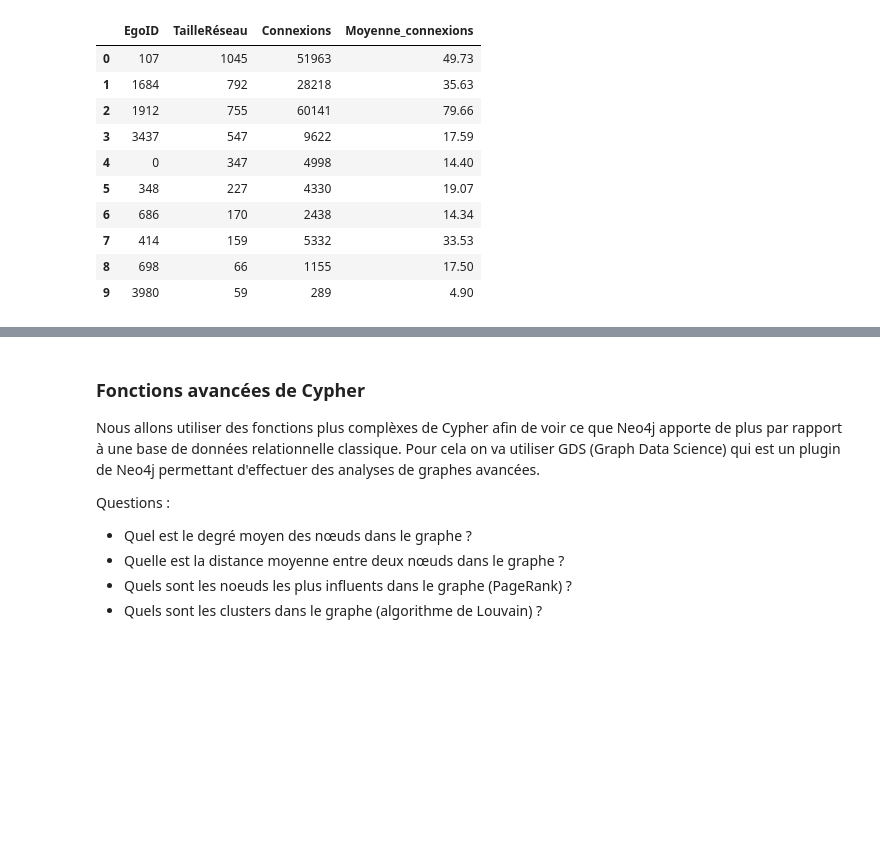
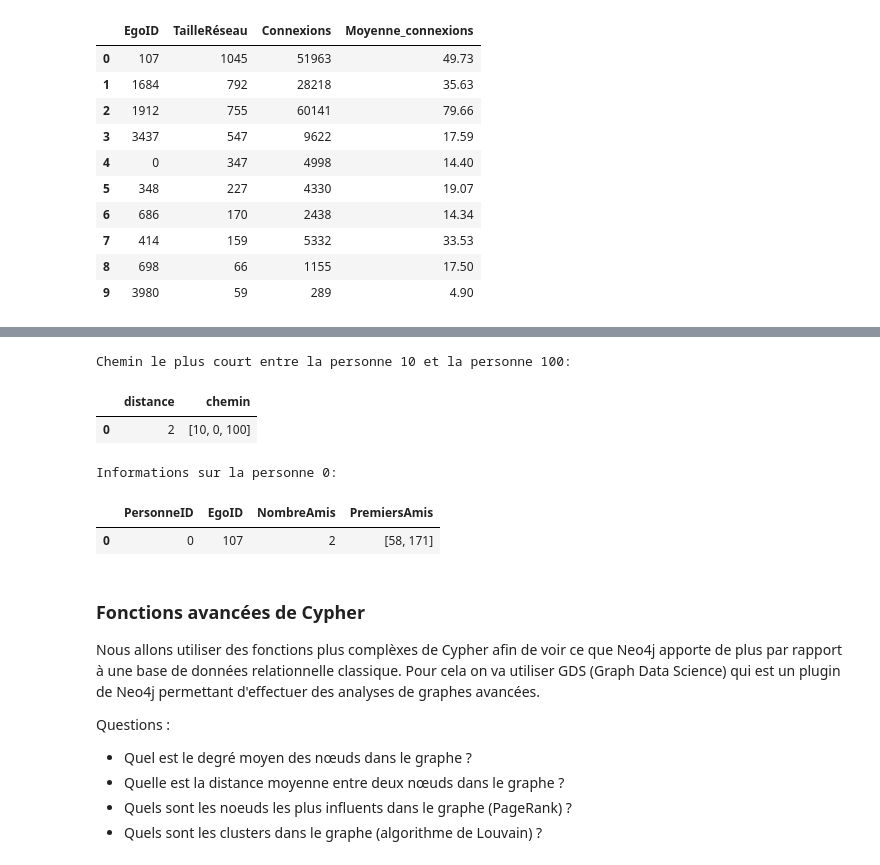
Before and after one commit to rubensailly/TutoNeo4j, a Jupyter notebook: sample.ipynb, the cells around one changed output, grey strips where cells are left out. Saved outputs shown, nothing was run; the diff lists cells and outputs as text; code cells hidden in the pictures; blank space fills up the shorter version.

```diff
--- a/sample.ipynb
+++ b/sample.ipynb
@@ -358,6 +375,37 @@ Et voilà le résultat :
 
 En double cliquant sur le noeud 0, on peut voir les rélations du noeud et ses caractéristiques :
 ![Détails du noeud](./images/screen_3.png "Détails du noeud 0")
+# %%
+# Trouver le chemin le plus court entre deux personnes (Cypher)
+result = graph.run("""
+MATCH path = shortestPath((p1:Person {id: 10})-[*]-(p2:Person {id: 100}))
+RETURN length(path) as distance,
+       [node in nodes(path) | node.id] as chemin
+""").to_data_frame()
+
+print("Chemin le plus court entre la personne 10 et la personne 100:")
+display(result)
+# %% [output]
+Chemin le plus court entre la personne 10 et la personne 100:
+|  | distance | chemin |
+| 0 | 2 | [10, 0, 100] |
+# %%
+# Explorer les caractéristiques d'une personne et ses amis directs
+person_info = graph.run("""
+MATCH (p:Person {id: 0})
+OPTIONAL MATCH (p)-[:FRIEND_WITH]->(friend)
+RETURN p.id as PersonneID,
+       p.ego_id as EgoID,
+       count(friend) as NombreAmis,
+       collect(friend.id)[0..5] as PremiersAmis
+""").to_data_frame()
+
+print("Informations sur la personne 0:")
+display(person_info)
+# %% [output]
+Informations sur la personne 0:
+|  | PersonneID | EgoID | NombreAmis | PremiersAmis |
+| 0 | 0 | 107 | 2 | [58, 171] |
 # %% [markdown]
 ### Fonctions avancées de Cypher
 
```
Also changed, not shown: parts of 2 cells of this notebook.
